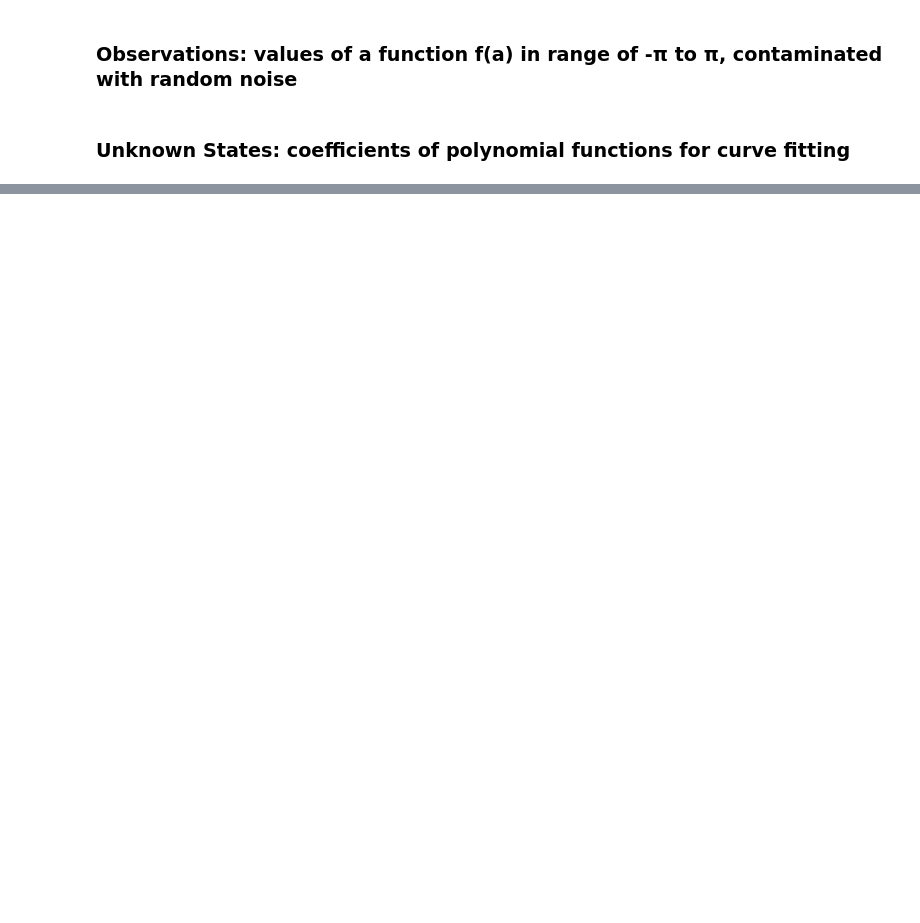
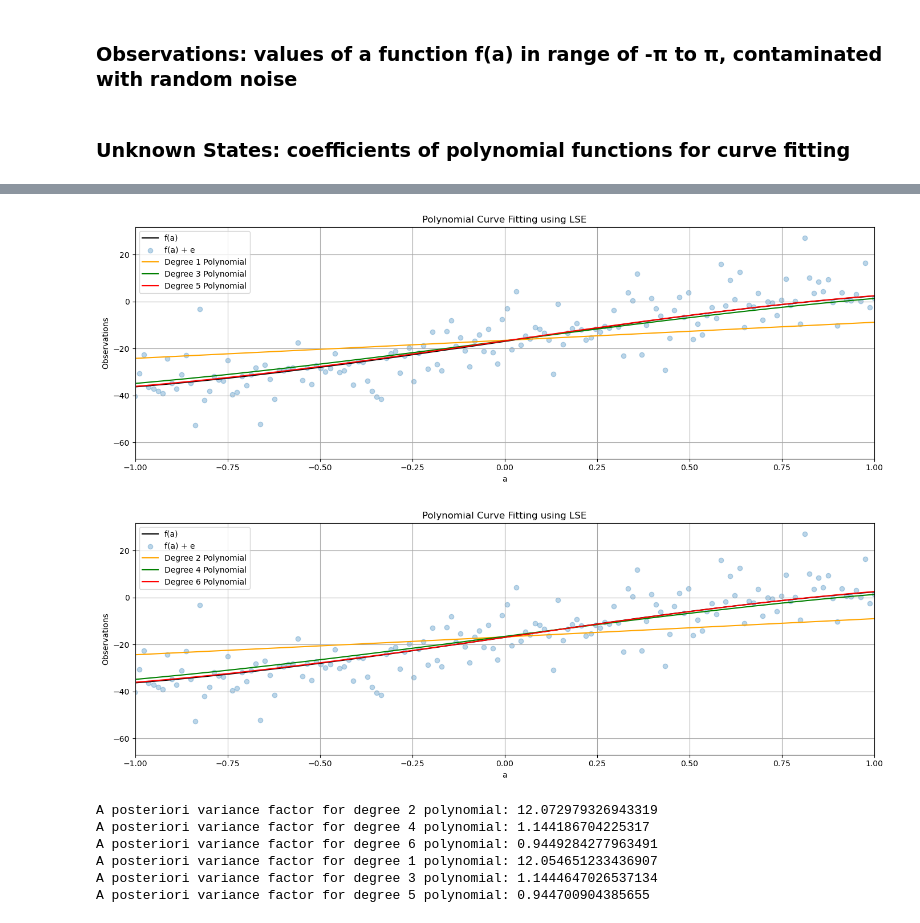
Before and after one commit to QuinnIngram/ENGG680_2025_Fall, a Jupyter notebook: Lab_Assignment_1/Student_grade_Management_System.ipynb, the cells around one changed output, grey strips where cells are left out. Drawn from its saved outputs; the diff is of its cells as text; code cells hidden in the pictures; blank space fills up the shorter version.

```diff
--- a/Lab_Assignment_1/Student_grade_Management_System.ipynb
+++ b/Lab_Assignment_1/Student_grade_Management_System.ipynb
@@ -830,6 +867,10 @@ def fit_polynomial_curve(a: np.ndarray, l: np.ndarray, P: np.ndarray, deg: int)
 # use polynomial degrees of: 2, 4, 6
 # (1 marks)
 # ...
+deg_list = [2, 4, 6]
+results = {}
+for deg in deg_list:
+    results[deg] = fit_polynomial_curve(a, l, P, deg)
 # %%
 # step 7
 # use the estimated coefficients x and constants array a, construct polynomial functions for each degree
@@ -839,24 +880,79 @@ def fit_polynomial_curve(a: np.ndarray, l: np.ndarray, P: np.ndarray, deg: int)
 #quadratic_uw = #...
 #quartic_uw = #...
 #hexic_uw = #...
+quadratic_uw = np.polyval(results[2][0][::-1], a)
+quartic_uw = np.polyval(results[4][0][::-1], a)
+hexic_uw = np.polyval(results[6][0][::-1], a)
 # %%
 # step 8
 # use the matplotlib to plot each polynomial function, noisy observations l, true observations l_true, together in one single figure
 # for the polynomials of line, cubic and quintic, use color of orange, green and red respectively.
 # (2 marks)
 
+# for the polynomials of line, cubic and quintic, use color of orange, green and red respectively.
+deg_list_odd = [1, 3, 5]
+results_odd = {}
+for deg in deg_list_odd:
+    results_odd[deg] = fit_polynomial_curve(a, l, P, deg)
+
+linear_uw = np.polyval(results_odd[1][0][::-1], a)
+cubic_uw = np.polyval(results_odd[3][0][::-1], a)
+quintic_uw = np.polyval(results_odd[5][0][::-1], a)
+
 fig, ax = plt.subplots(nrows=1, ncols=1, figsize=(14, 5))
-# ...
-
+ax.plot(a, l_true, label='f(a)', color='k')
+ax.scatter(a, l, label='f(a) + e', color='tab:blue', marker='o', alpha=0.3)
+ax.plot(a, linear_uw, label='Degree 1 Polynomial', color='orange')
+ax.plot(a, cubic_uw, label='Degree 3 Polynomial', color='green')
+ax.plot(a, quintic_uw, label='Degree 5 Polynomial', color='red')
+ax.set_xlabel('a')
+ax.set_ylabel('Observations')
+ax.set_title('Polynomial Curve Fitting using LSE')
+ax.set_xlim(-1, 1)
+ax.legend()
 
 ax.grid(True, which='both',ls='-',color='0.65')
+fig.tight_layout()
+plt.show()
 
+""" for the polynomial of quadratic, quartic and hexic, use color of orange, green and red respectively.
+for additional clarity as we used quadratic, quartic and hexic in steps 6 & 7 """
+fig, ax = plt.subplots(nrows=1, ncols=1, figsize=(14, 5))
+ax.plot(a, l_true, label='f(a)', color='k')
+ax.scatter(a, l, label='f(a) + e', color='tab:blue', marker='o', alpha=0.3)
+ax.plot(a, quadratic_uw, label='Degree 2 Polynomial', color='orange')
+ax.plot(a, quartic_uw, label='Degree 4 Polynomial', color='green')
+ax.plot(a, hexic_uw, label='Degree 6 Polynomial', color='red')
+ax.set_xlabel('a')
+ax.set_ylabel('Observations')
+ax.set_title('Polynomial Curve Fitting using LSE')
+ax.set_xlim(-1, 1)
+ax.legend()
+
+ax.grid(True, which='both',ls='-',color='0.65')
 fig.tight_layout()
+plt.show()
+# %% [output]
+[figure, added]
+[figure, added]
 # %%
 # step 9
 # print the a posterier variance factor for each polynomial function
 # (3 marks)
 # ...
+for deg in deg_list:
+    print(f"A posteriori variance factor for degree {deg} polynomial: {results[deg][2]}")
+
+""" added the deg_list_odd results for clarity as we used degree 1, 3, and 5 polynomials in step 8 """
+for deg in deg_list_odd:
+    print(f"A posteriori variance factor for degree {deg} polynomial: {results_odd[deg][2]}")
+# %% [output]
+A posteriori variance factor for degree 2 polynomial: 12.072979326943319
+A posteriori variance factor for degree 4 polynomial: 1.144186704225317
+A posteriori variance factor for degree 6 polynomial: 0.9449284277963491
+A posteriori variance factor for degree 1 polynomial: 12.054651233436907
+A posteriori variance factor for degree 3 polynomial: 1.1444647026537134
+A posteriori variance factor for degree 5 polynomial: 0.944700904385655
 # %%
 # step 10
 # compute and print the norm between the predicted observations (output from each polynomial function) and the true observations
```
Also changed, not shown: parts of 10 cells of this notebook.
